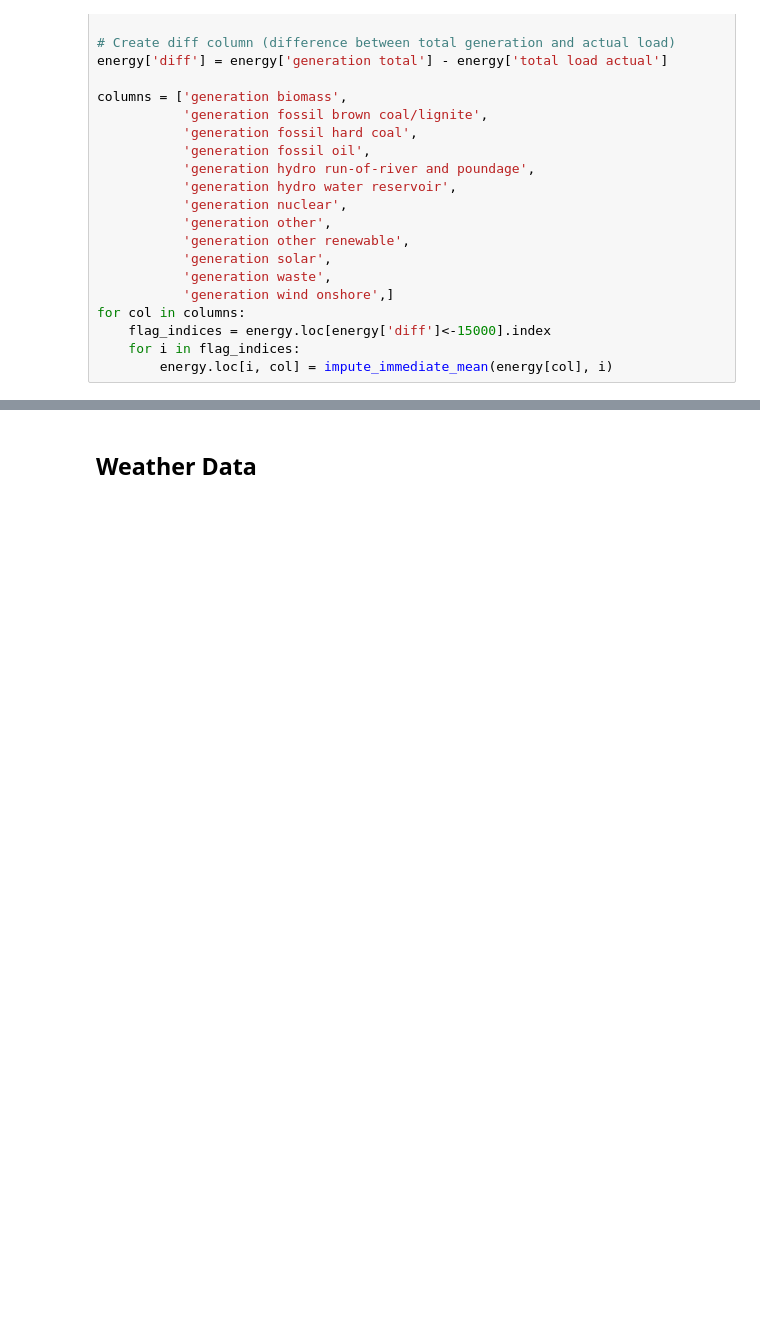
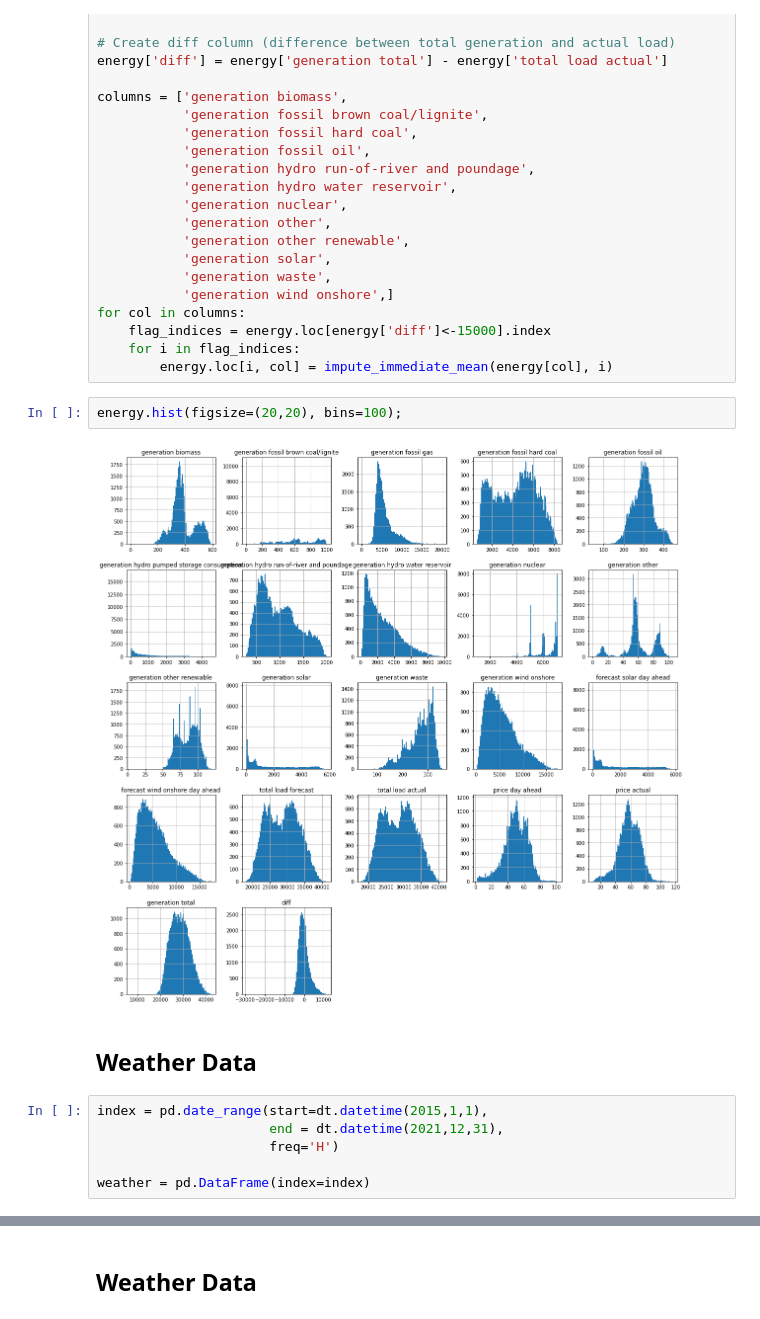
Before and after one commit to EvanHolder/Predicting-Energy-Markets-in-Spain, a Jupyter notebook: scripts/EDA_cleaning.ipynb, the cells around one changed output, grey strips where cells are left out. Saved outputs shown, nothing was run; the diff lists cells and outputs as text; blank space fills up the shorter version.

```diff
--- a/scripts/EDA_cleaning.ipynb
+++ b/scripts/EDA_cleaning.ipynb
@@ -72,3 +72,15 @@ for col in columns:
     flag_indices = energy.loc[energy['diff']<-15000].index
     for i in flag_indices:
         energy.loc[i, col] = impute_immediate_mean(energy[col], i)
+# %%
+energy.hist(figsize=(20,20), bins=100);
+# %% [output]
+[figure, added]
+# %% [markdown]
+## Weather Data
+# %%
+index = pd.date_range(start=dt.datetime(2015,1,1),
+                      end = dt.datetime(2021,12,31),
+                      freq='H')
+
+weather = pd.DataFrame(index=index)
```
Also changed, not shown: parts of 12 cells of this notebook, 5 other files.
